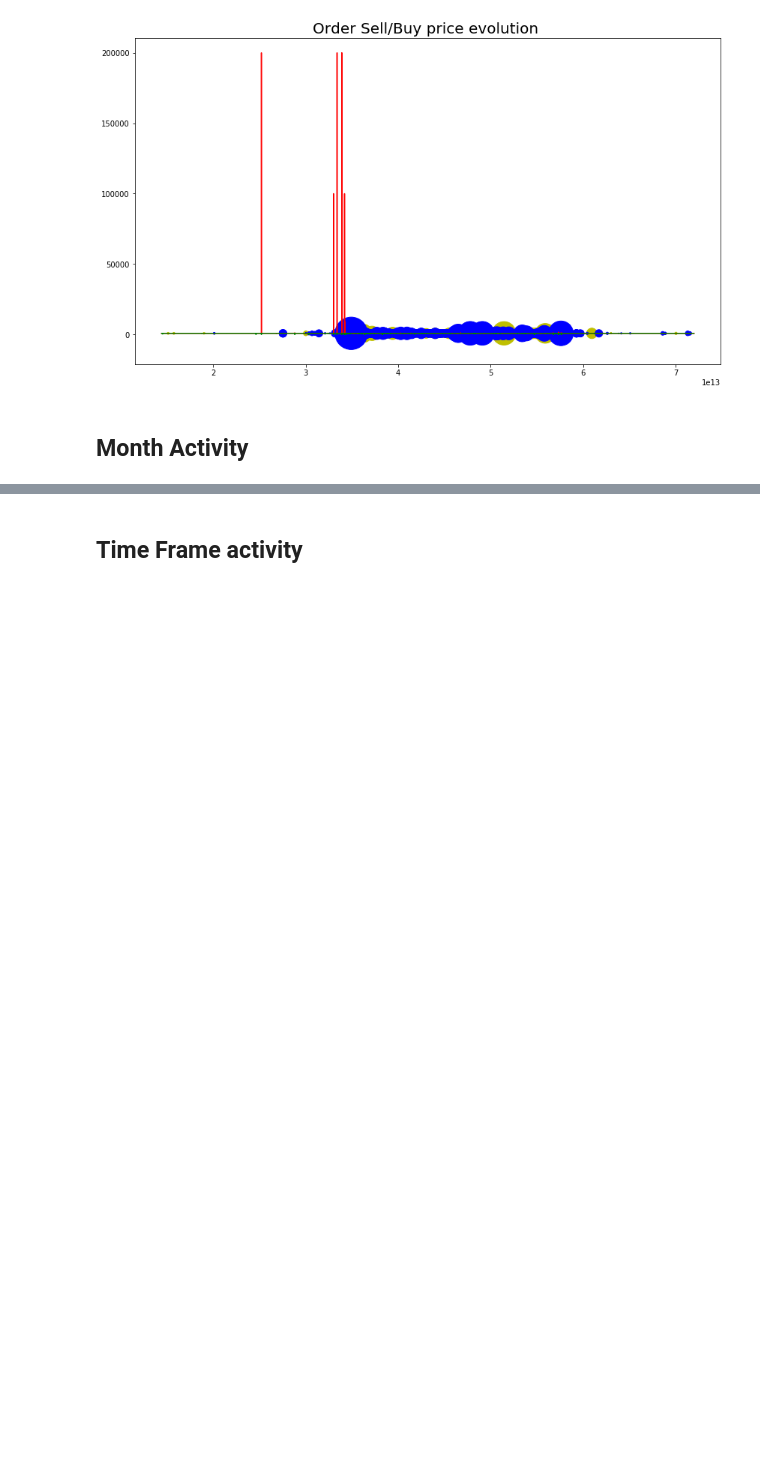
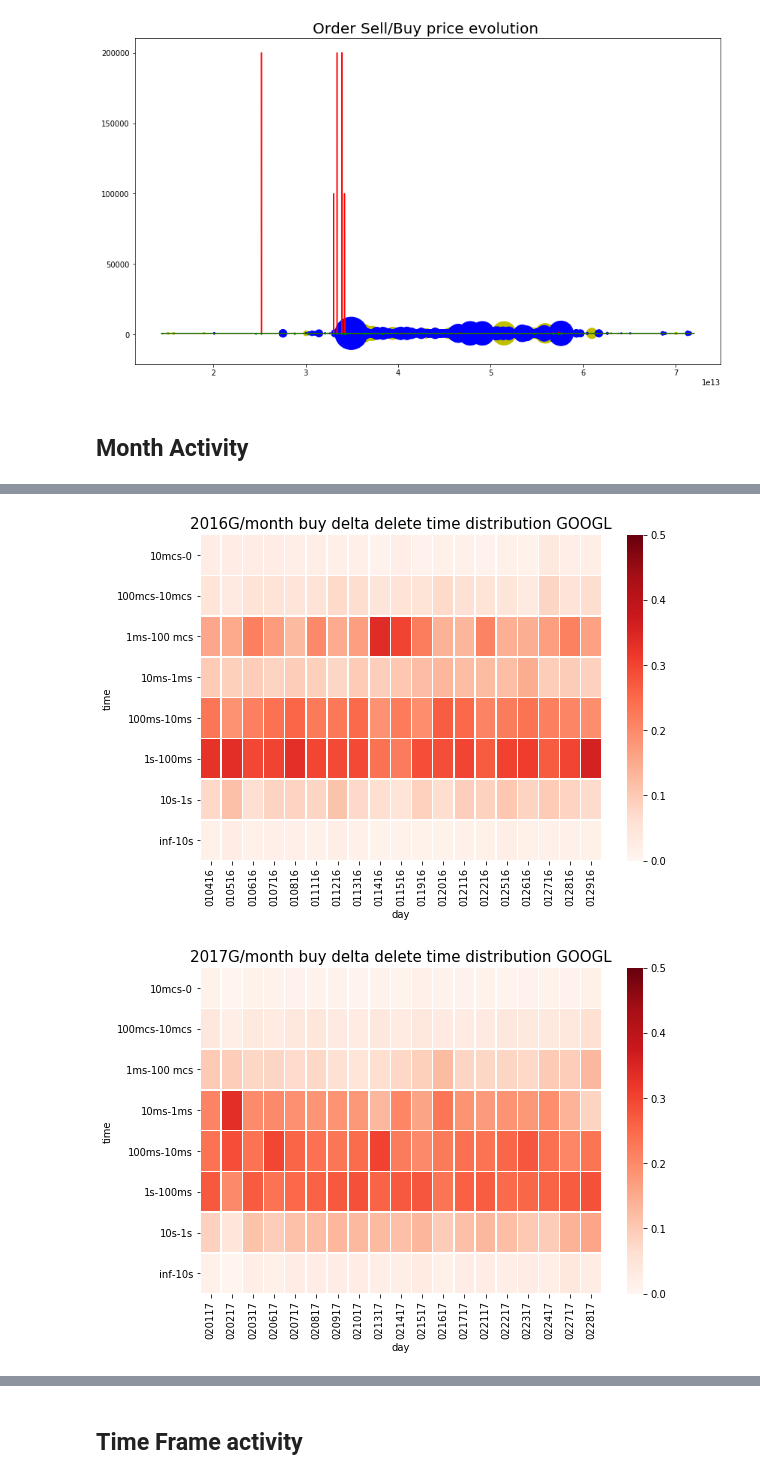
Before and after one commit to bejar/FSociety, a Jupyter notebook: Notebooks/StockAnalysis.ipynb, the cells around one changed output, grey strips where cells are left out. Drawn from its saved outputs; the diff is of its cells as text; code cells hidden in the pictures; blank space fills up the shorter version.

```diff
--- a/Notebooks/StockAnalysis.ipynb
+++ b/Notebooks/StockAnalysis.ipynb
@@ -94,0 +100,7 @@ activity.plot_deltatime_heatmap(side='sell', type='delete')
+# %%
+activity2.plot_deltatime_heatmap(side='buy', type='delete')
+activity.plot_deltatime_heatmap(side='buy', type='delete')
+activity3.plot_deltatime_heatmap(side='buy', type='delete')
+# %% [output]
+[figure, added]
+[figure, added]
```
Also changed, not shown: parts of 38 cells of this notebook, 3 other files.
